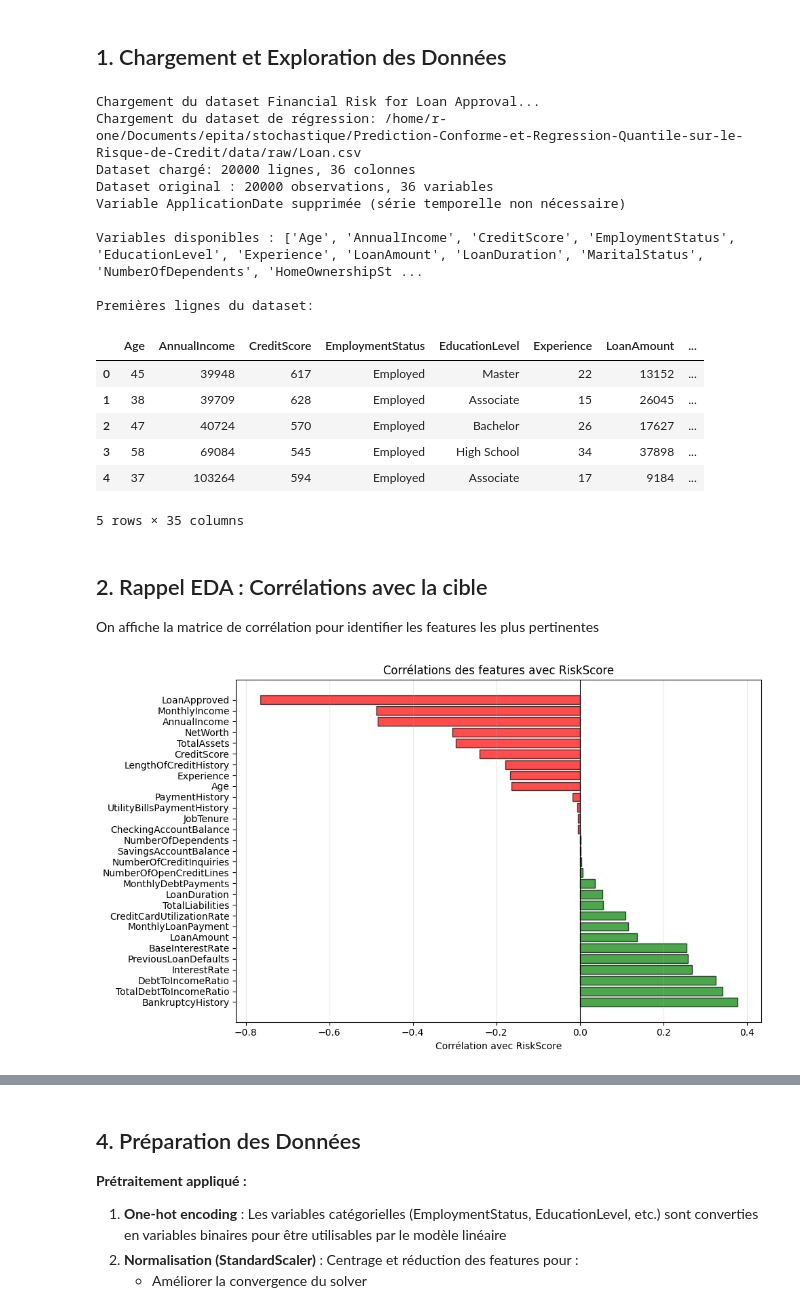
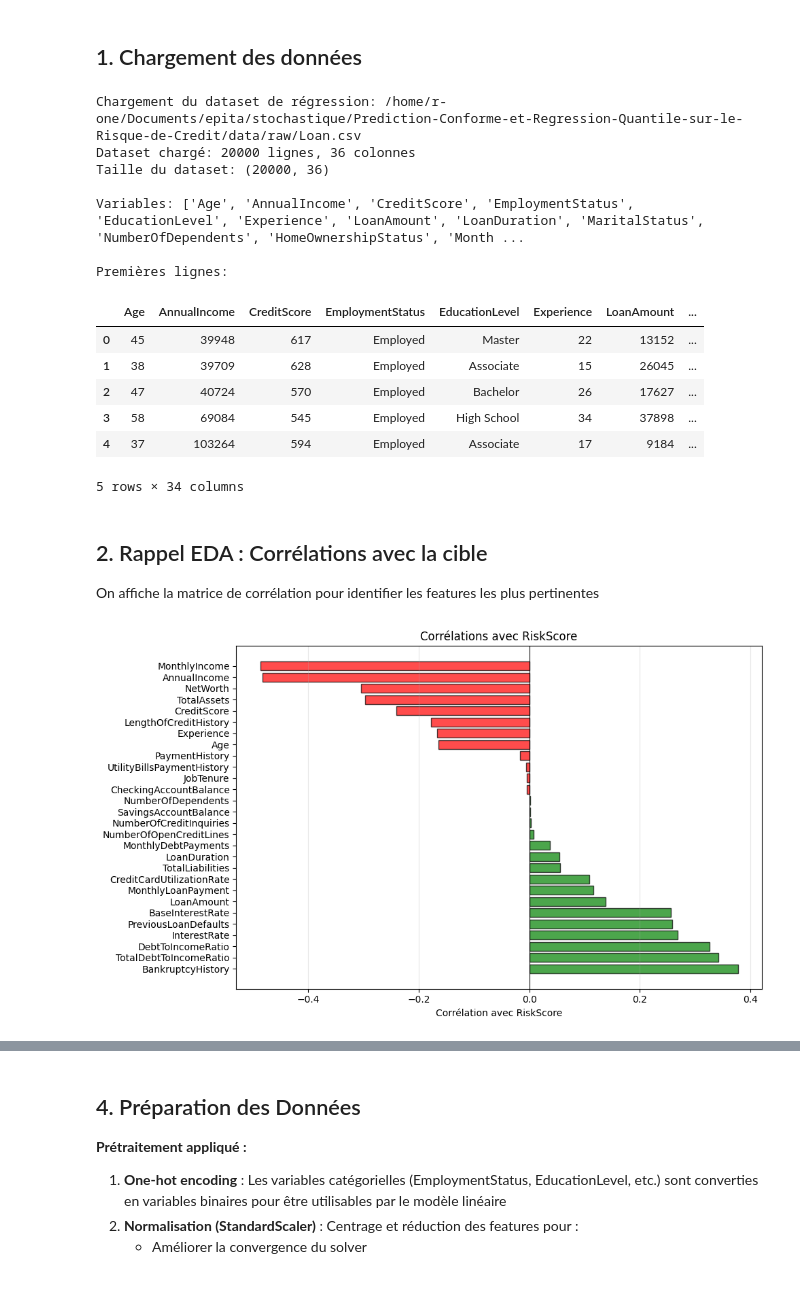
Before and after one commit to ErwannLesech/Prediction-Conforme-et-Regression-Quantile-en-finance, a Jupyter notebook: notebooks/Regression_Quantile.ipynb, the cells around one changed output, grey strips where cells are left out. Cells and saved outputs as stored; diff of their text form; code cells hidden in the pictures.

```diff
--- a/notebooks/Regression_Quantile.ipynb
+++ b/notebooks/Regression_Quantile.ipynb
@@ -42,85 +30,76 @@ from preprocessing import prepare_regression_data
 # %% [markdown]
-## 1. Chargement et Exploration des Données
+## 1. Chargement des données
 # %%
-# Chargement du dataset réel
-print("Chargement du dataset Financial Risk for Loan Approval...")
 df_raw = load_regression_data()
 
-print(f"Dataset original : {df_raw.shape[0]} observations, {df_raw.shape[1]} variables")
+print("Taille du dataset:", df_raw.shape)
 
-# Suppression de la variable temporelle ApplicationDate (comme dans l'EDA)
+# Suppression de la date
 if 'ApplicationDate' in df_raw.columns:
     df_raw = df_raw.drop(columns=['ApplicationDate'])
-    print("Variable ApplicationDate supprimée (série temporelle non nécessaire)")
 
-# Définition de la variable cible
 target_column = 'RiskScore'
 
-print(f"\nVariables disponibles : {list(df_raw.columns)}")
-print(f"\nPremières lignes du dataset:")
+# Suppression de LoanApproved
+if 'LoanApproved' in df_raw.columns:
+    df_raw = df_raw.drop(columns=['LoanApproved'])
+
+print("\nVariables:", list(df_raw.columns))
+print("\nPremières lignes:")
 df_raw.head()
 # %% [output]
-Chargement du dataset Financial Risk for Loan Approval...
 Chargement du dataset de régression: /home/r-one/Documents/epita/stochastique/Prediction-Conforme-et-Regression-Quantile-sur-le-Risque-de-Credit/data/raw/Loan.csv
 Dataset chargé: 20000 lignes, 36 colonnes
-Dataset original : 20000 observations, 36 variables
-Variable ApplicationDate supprimée (série temporelle non nécessaire)
+Taille du dataset: (20000, 36)
 
-Variables disponibles : ['Age', 'AnnualIncome', 'CreditScore', 'EmploymentStatus', 'EducationLevel', 'Experience', 'LoanAmount', 'LoanDuration', 'MaritalStatus', 'NumberOfDependents', 'HomeOwnershipSt ...
+Variables: ['Age', 'AnnualIncome', 'CreditScore', 'EmploymentStatus', 'EducationLevel', 'Experience', 'LoanAmount', 'LoanDuration', 'MaritalStatus', 'NumberOfDependents', 'HomeOwnershipStatus', 'Month ...
 
-Premières lignes du dataset:
+Premières lignes:
 |  | Age | AnnualIncome | CreditScore | EmploymentStatus | EducationLevel | Experience | LoanAmount | ... |
 | 0 | 45 | 39948 | 617 | Employed | Master | 22 | 13152 | ... |
 | 1 | 38 | 39709 | 628 | Employed | Associate | 15 | 26045 | ... |
 | 2 | 47 | 40724 | 570 | Employed | Bachelor | 26 | 17627 | ... |
 | 3 | 58 | 69084 | 545 | Employed | High School | 34 | 37898 | ... |
 | 4 | 37 | 103264 | 594 | Employed | Associate | 17 | 9184 | ... |
-5 rows × 35 columns
+5 rows × 34 columns
 # %% [markdown]
 ## 2. Rappel EDA : Corrélations avec la cible
 
 On affiche la matrice de corrélation pour identifier les features les plus pertinentes
 # %%
-# Calcul des corrélations avec RiskScore
 numeric_features = [col for col in df_raw.select_dtypes(include=[np.number]).columns if col != target_column]
 correlations = df_raw[numeric_features + [target_column]].corr()[target_column].drop(target_column)
 correlations_sorted = correlations.sort_values(ascending=False)
 
-# Visualisation
 plt.figure(figsize=(10, 6))
 colors = ['green' if x > 0 else 'red' for x in correlations_sorted.values]
 plt.barh(range(len(correlations_sorted)), correlations_sorted.values, color=colors, alpha=0.7, edgecolor='black')
 plt.yticks(range(len(correlations_sorted)), correlations_sorted.index)
-plt.xlabel(f'Corrélation avec {target_column}')
-plt.title(f'Corrélations des features avec {target_column}')
+plt.xlabel('Corrélation avec RiskScore')
+plt.title('Corrélations avec RiskScore')
 plt.axvline(x=0, color='black', linestyle='-', linewidth=0.8)
 plt.grid(axis='x', alpha=0.3)
 plt.tight_layout()
 plt.show()
 
-print("\nCorrélations (triées):")
+print("\nCorrélations:")
 for var, corr in correlations_sorted.items():
-    print(f"  {var}: {corr:.3f}")
+    print(f"{var}: {corr:.3f}")
 
-# Identifier la feature numérique continue la plus corrélée
-# On exclut les variables binaires ou discrètes
 continuous_features = []
 for col in numeric_features:
     n_unique = df_raw[col].nunique()
-    # On considère qu'une variable est continue si elle a plus de 20 valeurs uniques
     if n_unique > 20:
         continuous_features.append(col)
 
-print(f"\nFeatures numériques continues détectées (>20 valeurs uniques): {continuous_features}")
+print(f"\nFeatures continues: {continuous_features}")
 
-# Trouver la plus corrélée parmi les continues
 correlations_continuous = correlations[correlations.index.isin(continuous_features)]
 if len(correlations_continuous) > 0:
     most_correlated_continuous = correlations_continuous.abs().idxmax()
-    print(f"\nFeature continue la plus corrélée: {most_correlated_continuous} (corr = {correlations[most_correlated_continuous]:.3f})")
+    print(f"\nFeature la plus corrélée: {most_correlated_continuous} ({correlations[most_correlated_continuous]:.3f})")
 else:
-    # Fallback: prendre la plus corrélée parmi toutes les numériques
     most_correlated_continuous = correlations.abs().idxmax()
-    print(f"\nFeature numérique la plus corrélée: {most_correlated_continuous} (corr = {correlations[most_correlated_continuous]:.3f})")
+    print(f"\nFeature la plus corrélée: {most_correlated_continuous} ({correlations[most_correlated_continuous]:.3f})")
 # %% [output]
-[figure, old version]
+[figure, new version]
```
Also changed, not shown: parts of 27 cells of this notebook.
